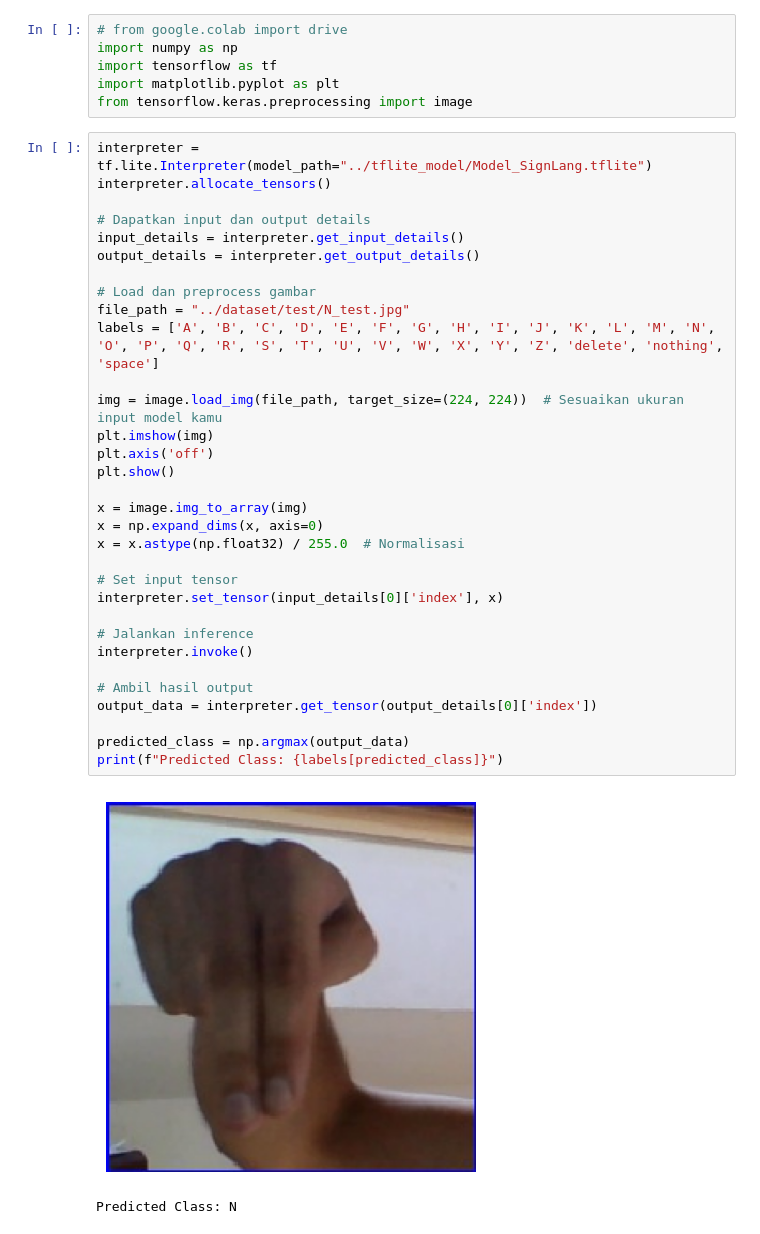
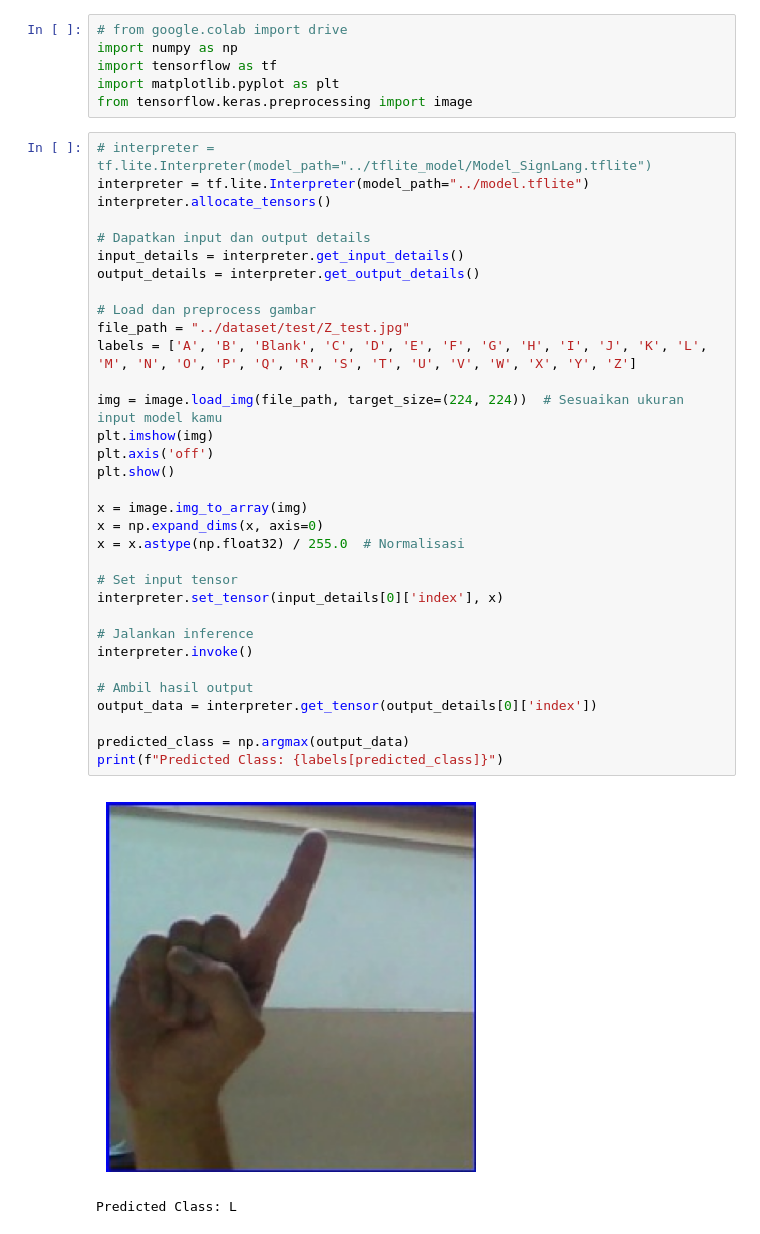
Before and after one commit to RizkyMlana/SignArgi-Model, a Jupyter notebook: notebooks/test.ipynb, the cells around one changed output. Cells and saved outputs as stored; diff of their text form.

```diff
--- a/notebooks/test.ipynb
+++ b/notebooks/test.ipynb
@@ -5,37 +5,38 @@ import tensorflow as tf
 import matplotlib.pyplot as plt
 from tensorflow.keras.preprocessing import image
 # %%
-interpreter = tf.lite.Interpreter(model_path="../tflite_model/Model_SignLang.tflite")
+# interpreter = tf.lite.Interpreter(model_path="../tflite_model/Model_SignLang.tflite")
+interpreter = tf.lite.Interpreter(model_path="../model.tflite")
 interpreter.allocate_tensors()
 
 # Dapatkan input dan output details
 input_details = interpreter.get_input_details()
 output_details = interpreter.get_output_details()
 
 # Load dan preprocess gambar
-file_path = "../dataset/test/N_test.jpg"
-labels = ['A', 'B', 'C', 'D', 'E', 'F', 'G', 'H', 'I', 'J', 'K', 'L', 'M', 'N', 'O', 'P', 'Q', 'R', 'S', 'T', 'U', 'V', 'W', 'X', 'Y', 'Z', 'delete', 'nothing', 'space']
+file_path = "../dataset/test/Z_test.jpg"
+labels = ['A', 'B', 'Blank', 'C', 'D', 'E', 'F', 'G', 'H', 'I', 'J', 'K', 'L', 'M', 'N', 'O', 'P', 'Q', 'R', 'S', 'T', 'U', 'V', 'W', 'X', 'Y', 'Z']
 
 img = image.load_img(file_path, target_size=(224, 224))  # Sesuaikan ukuran input model kamu
 plt.imshow(img)
 plt.axis('off')
 plt.show()
 
 x = image.img_to_array(img)
 x = np.expand_dims(x, axis=0)
 x = x.astype(np.float32) / 255.0  # Normalisasi
 
 # Set input tensor
 interpreter.set_tensor(input_details[0]['index'], x)
 
 # Jalankan inference
 interpreter.invoke()
 
 # Ambil hasil output
 output_data = interpreter.get_tensor(output_details[0]['index'])
 
 predicted_class = np.argmax(output_data)
 print(f"Predicted Class: {labels[predicted_class]}")
 # %% [output]
-[figure, old version]
+[figure, new version]
-Predicted Class: N
+Predicted Class: L
```
Also changed, not shown: 8 other files.
